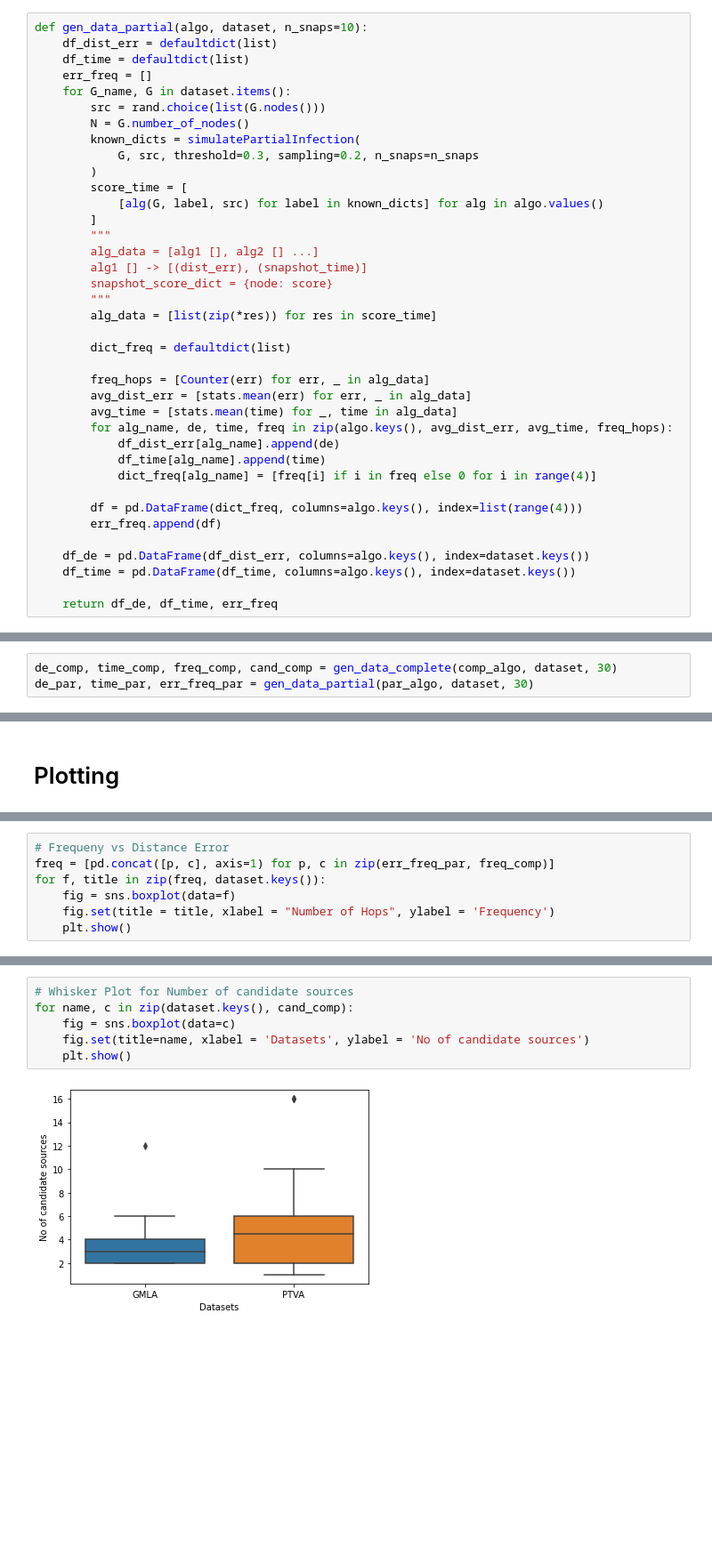
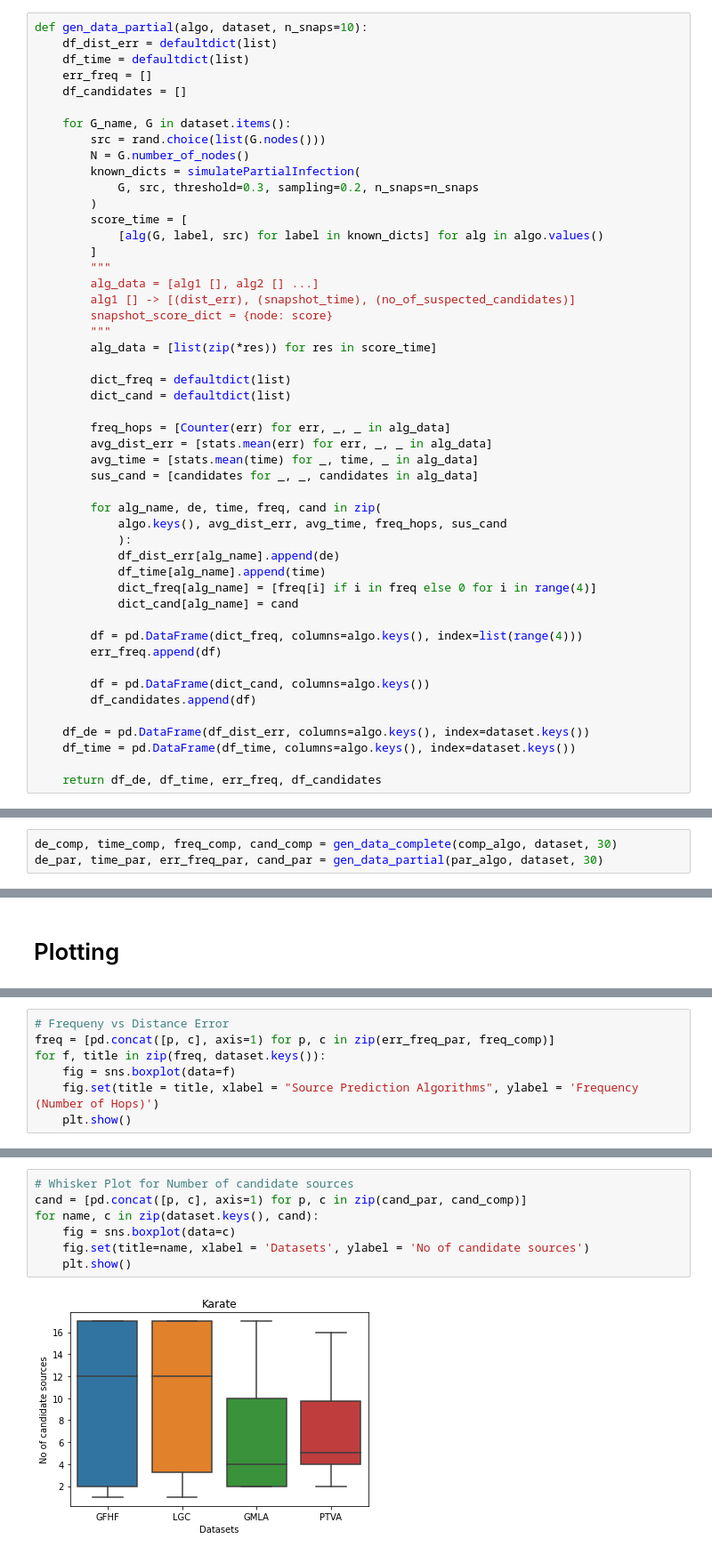
Before and after one commit to soumen-pradhan/src_infection_labelling, a Jupyter notebook: visualizations_complete.ipynb, the cells around one changed output, grey strips where cells are left out. Shown at 89% size. Saved outputs shown, nothing was run; the diff lists cells and outputs as text; blank space fills up the shorter version.

```diff
--- a/visualizations_complete.ipynb
+++ b/visualizations_complete.ipynb
@@ -28,6 +28,8 @@ def gen_data_partial(algo, dataset, n_snaps=10):
     df_dist_err = defaultdict(list)
     df_time = defaultdict(list)
     err_freq = []
+    df_candidates = []
+
     for G_name, G in dataset.items():
         src = rand.choice(list(G.nodes()))
         N = G.number_of_nodes()
@@ -39,28 +41,37 @@ def gen_data_partial(algo, dataset, n_snaps=10):
         ]
         """
         alg_data = [alg1 [], alg2 [] ...]
-        alg1 [] -> [(dist_err), (snapshot_time)]
+        alg1 [] -> [(dist_err), (snapshot_time), (no_of_suspected_candidates)]
         snapshot_score_dict = {node: score}
         """
         alg_data = [list(zip(*res)) for res in score_time]
 
         dict_freq = defaultdict(list)
+        dict_cand = defaultdict(list)
 
-        freq_hops = [Counter(err) for err, _ in alg_data]
-        avg_dist_err = [stats.mean(err) for err, _ in alg_data]
-        avg_time = [stats.mean(time) for _, time in alg_data]
-        for alg_name, de, time, freq in zip(algo.keys(), avg_dist_err, avg_time, freq_hops):
+        freq_hops = [Counter(err) for err, _, _ in alg_data]
+        avg_dist_err = [stats.mean(err) for err, _, _ in alg_data]
+        avg_time = [stats.mean(time) for _, time, _ in alg_data]
+        sus_cand = [candidates for _, _, candidates in alg_data]
+
+        for alg_name, de, time, freq, cand in zip(
+            algo.keys(), avg_dist_err, avg_time, freq_hops, sus_cand
+            ):
             df_dist_err[alg_name].append(de)
             df_time[alg_name].append(time)
             dict_freq[alg_name] = [freq[i] if i in freq else 0 for i in range(4)]
+            dict_cand[alg_name] = cand
 
         df = pd.DataFrame(dict_freq, columns=algo.keys(), index=list(range(4)))
         err_freq.append(df)
 
+        df = pd.DataFrame(dict_cand, columns=algo.keys())
+        df_candidates.append(df)
+
     df_de = pd.DataFrame(df_dist_err, columns=algo.keys(), index=dataset.keys())
     df_time = pd.DataFrame(df_time, columns=algo.keys(), index=dataset.keys())
 
-    return df_de, df_time, err_freq
+    return df_de, df_time, err_freq, df_candidates
 # %% [markdown]
 # Dataframe For Algorithms using Complete Observation - GMLA, PTVA
 # %%
@@ -124,5 +135,5 @@ dataset = {
 }
 # %%
 de_comp, time_comp, freq_comp, cand_comp = gen_data_complete(comp_algo, dataset, 30)
-de_par, time_par, err_freq_par = gen_data_partial(par_algo, dataset, 30)
+de_par, time_par, err_freq_par, cand_par = gen_data_partial(par_algo, dataset, 30)
 # %% [output]
@@ -196,6 +207,6 @@ plt.show()
 freq = [pd.concat([p, c], axis=1) for p, c in zip(err_freq_par, freq_comp)]
 for f, title in zip(freq, dataset.keys()):
     fig = sns.boxplot(data=f)
-    fig.set(title = title, xlabel = "Number of Hops", ylabel = 'Frequency')
+    fig.set(title = title, xlabel = "Source Prediction Algorithms", ylabel = 'Frequency (Number of Hops)')
     plt.show()
 # %% [output]
@@ -208,8 +219,9 @@ for f, title in zip(freq, dataset.keys()):
 # %%
 # Whisker Plot for Number of candidate sources
-for name, c in zip(dataset.keys(), cand_comp):
+cand = [pd.concat([p, c], axis=1) for p, c in zip(cand_par, cand_comp)]
+for name, c in zip(dataset.keys(), cand):
     fig = sns.boxplot(data=c)
     fig.set(title=name, xlabel = 'Datasets', ylabel = 'No of candidate sources')
     plt.show()
 # %% [output]
-[figure, old version]
+[figure, new version]
```
Also changed, not shown: parts of 6 cells of this notebook, 5 other files.
